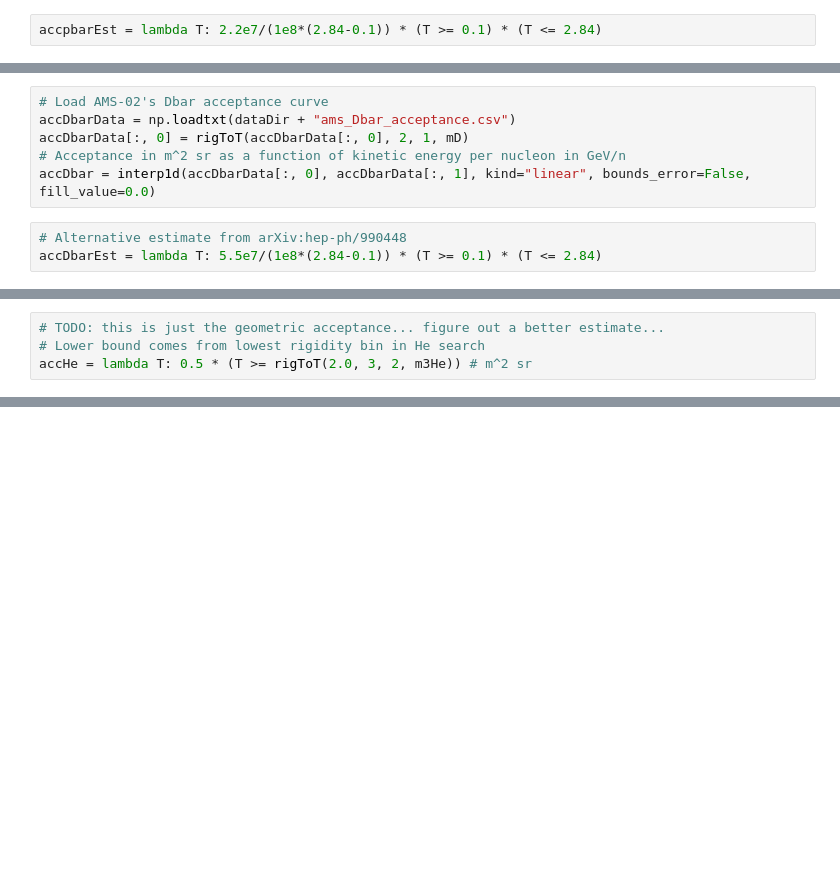
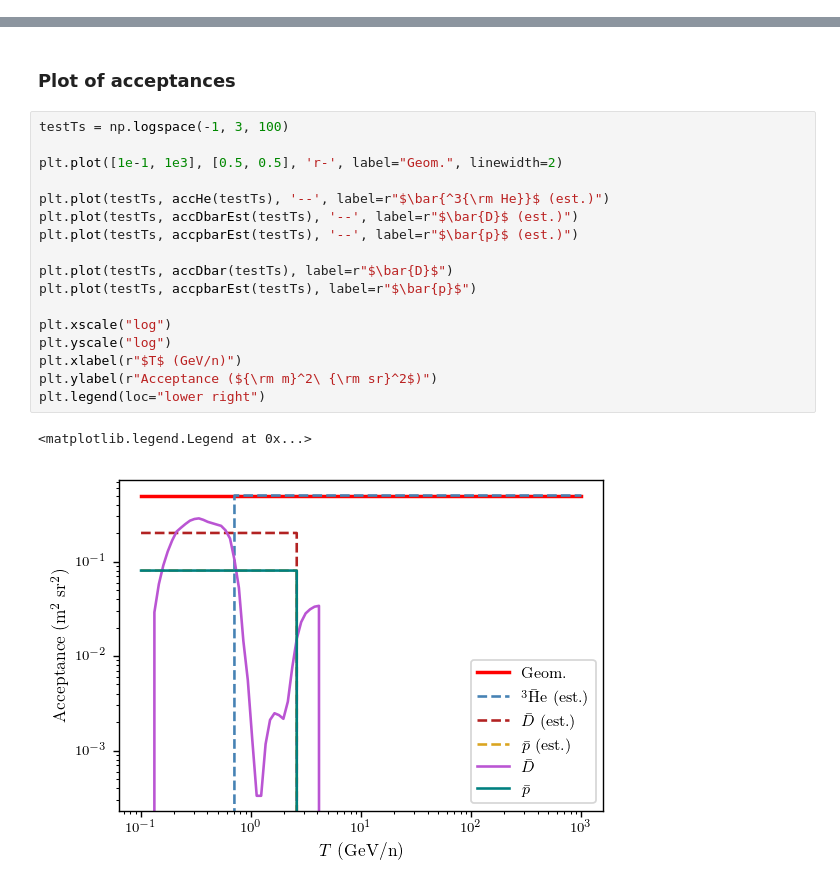
Before and after one commit to adam-coogan/antihelium, a Jupyter notebook: antihelium_pythia/python/FluxRatios.ipynb, the cells around one changed output, grey strips where cells are left out. Cells and saved outputs as stored; diff of their text form; blank space fills up the shorter version.

```diff
--- a/antihelium_pythia/python/FluxRatios.ipynb
+++ b/antihelium_pythia/python/FluxRatios.ipynb
@@ -60,2 +0,0 @@ AMS-02 (very rough) estimate of $\bar{p}$ acceptance (arXiv:hep-ph/990448)
-# %%
-accpbarEst = lambda T: 2.2e7/(1e8*(2.84-0.1)) * (T >= 0.1) * (T <= 2.84)
@@ -64,9 +0,0 @@ AMS-02 $\bar{D}$ acceptance
-# %%
-# Load AMS-02's Dbar acceptance curve
-accDbarData = np.loadtxt(dataDir + "ams_Dbar_acceptance.csv")
-accDbarData[:, 0] = rigToT(accDbarData[:, 0], 2, 1, mD)
-# Acceptance in m^2 sr as a function of kinetic energy per nucleon in GeV/n
-accDbar = interp1d(accDbarData[:, 0], accDbarData[:, 1], kind="linear", bounds_error=False, fill_value=0.0)
-# %%
-# Alternative estimate from arXiv:hep-ph/990448
-accDbarEst = lambda T: 5.5e7/(1e8*(2.84-0.1)) * (T >= 0.1) * (T <= 2.84)
@@ -76,4 +0,0 @@ AMS-02 $\bar{^3{\rm He}}$ acceptance
-# %%
-# TODO: this is just the geometric acceptance... figure out a better estimate...
-# Lower bound comes from lowest rigidity bin in He search
-accHe = lambda T: 0.5 * (T >= rigToT(2.0, 3, 2, m3He)) # m^2 sr
@@ -918,0 +142,22 @@ def numpbarObs(mDM, channel, sigmaV=3.0e-26, tObs=5.0, propMethod="MED", Tmin=No
+# %% [markdown]
+### Plot of acceptances
+# %%
+testTs = np.logspace(-1, 3, 100)
+
+plt.plot([1e-1, 1e3], [0.5, 0.5], 'r-', label="Geom.", linewidth=2)
+
+plt.plot(testTs, accHe(testTs), '--', label=r"$\bar{^3{\rm He}}$ (est.)")
+plt.plot(testTs, accDbarEst(testTs), '--', label=r"$\bar{D}$ (est.)")
+plt.plot(testTs, accpbarEst(testTs), '--', label=r"$\bar{p}$ (est.)")
+
+plt.plot(testTs, accDbar(testTs), label=r"$\bar{D}$")
+plt.plot(testTs, accpbarEst(testTs), label=r"$\bar{p}$")
+
+plt.xscale("log")
+plt.yscale("log")
+plt.xlabel(r"$T$ (GeV/n)")
+plt.ylabel(r"Acceptance (${\rm m}^2\ {\rm sr}^2$)")
+plt.legend(loc="lower right")
+# %% [output]
+<matplotlib.legend.Legend at 0x...>
+[figure, added]
```
Also changed, not shown: parts of 87 cells of this notebook.
